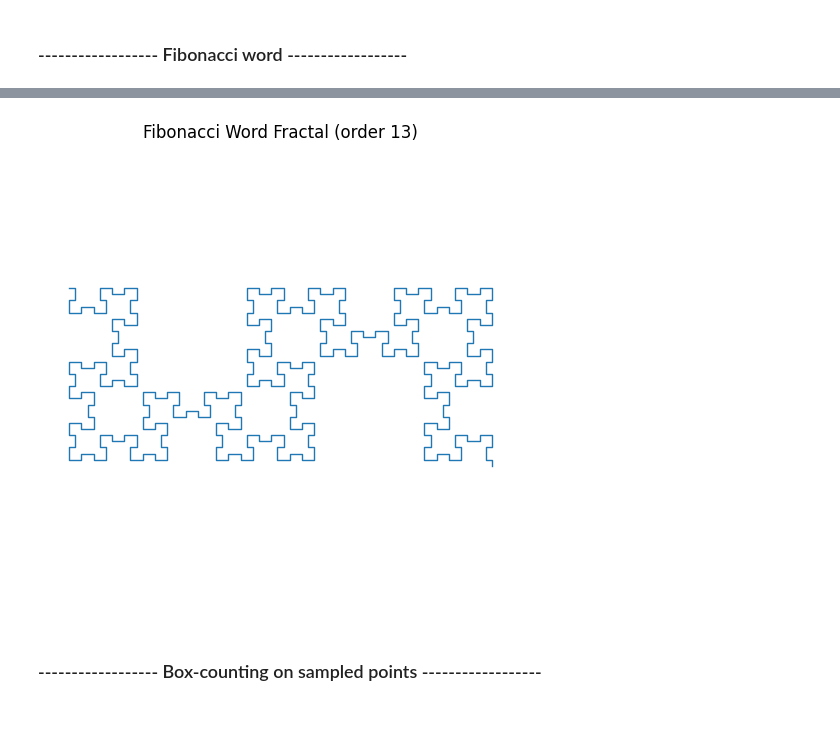
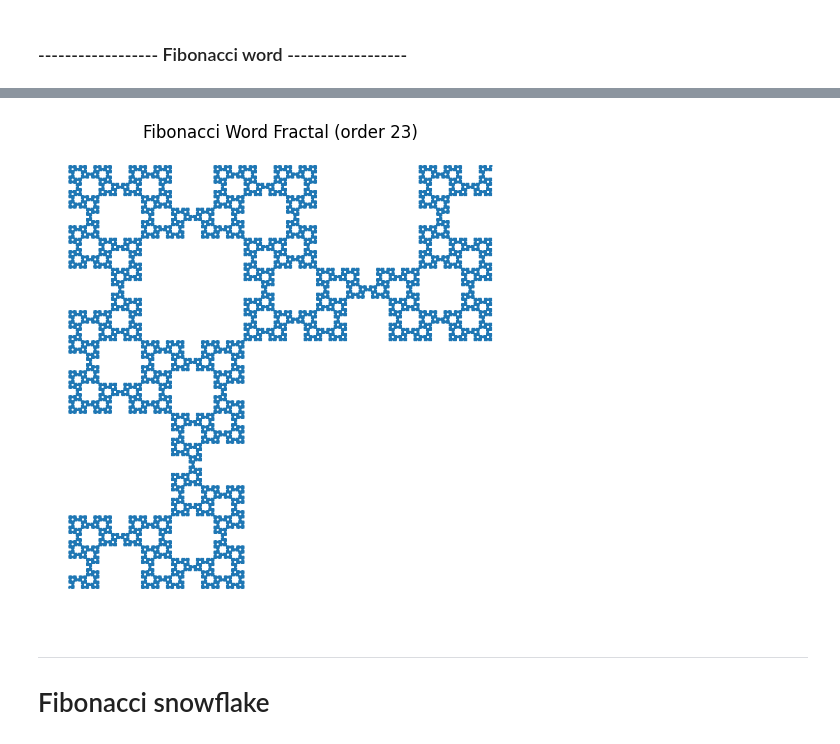
Before and after one commit to nhwwnhww/fractal-implementation, a Jupyter notebook: fractal.ipynb, the cells around one changed output, grey strips where cells are left out. Drawn from its saved outputs; the diff is of its cells as text; code cells hidden in the pictures; blank space fills up the shorter version.

```diff
--- a/fractal.ipynb
+++ b/fractal.ipynb
@@ -14,6 +12,8 @@ ANGLE_DEG = 90.0     # Turning angle (Fibonacci word fractal uses 90°)
 # %% [markdown]
 ### ------------------ Fibonacci word ------------------
 # %%
+ORDER = 5
+
 # ------------------ Fibonacci word ------------------
 def fibonacci_word(n: int) -> str:
     """
@@ -31,6 +31,6 @@ def fibonacci_word(n: int) -> str:
     return b
 
 
-f = fibonacci_word(10)
+f = fibonacci_word(ORDER)
 print(f"Fibonacci word of order {ORDER}: {f}")
 # %% [output]
@@ -42,37 +57,35 @@ Fibonacci word of order 20: 0100101001001010010100100101001001010010100100101001
 def fib_word_curve(word: str, step: float = 1.0, angle_deg: float = 90.0):
     """Apply Odd–Even Drawing Rule to generate curve points from Fibonacci word."""
     theta = 0.0   # heading (radians), initial facing east
     x, y = 0.0, 0.0
     pts = [(x, y)]
     ang = np.deg2rad(angle_deg)
 
-    for k, ch in enumerate(word, start=1):
+    for k, ch in enumerate(word, start=0):
         # Step forward
         x += step * np.cos(theta)
         y += step * np.sin(theta)
         pts.append((x, y))
 
         # Apply turning rule if digit is 0
         if ch == "0":
             if k % 2 == 0:   # even
                 theta += ang   # left
             else:             # odd
                 theta -= ang   # right
         # If ch == "1": no turn
 
     return np.array(pts)
 
-# Example: draw curve for order 13
-n = 13
+# Example: draw curve for order n
+n = 23
 word = fibonacci_word(n)
-pts = fib_word_curve(word)
+pts = fib_word_curve(word, 10)
 
 plt.figure(figsize=(6,6))
 plt.plot(pts[:,0], pts[:,1], linewidth=1)
 plt.axis("equal"); plt.axis("off")
 plt.title(f"Fibonacci Word Fractal (order {n})")
 plt.show()
 # %% [output]
-[figure, old version]
+[figure, new version]
-# %% [markdown]
-### ------------------ Box-counting on sampled points ------------------
@@ -243,0 +92,3 @@ print(boxcount_path)
+# %% [markdown]
+*****
+# Fibonacci snowflake
```
Also changed, not shown: parts of 8 cells of this notebook.
